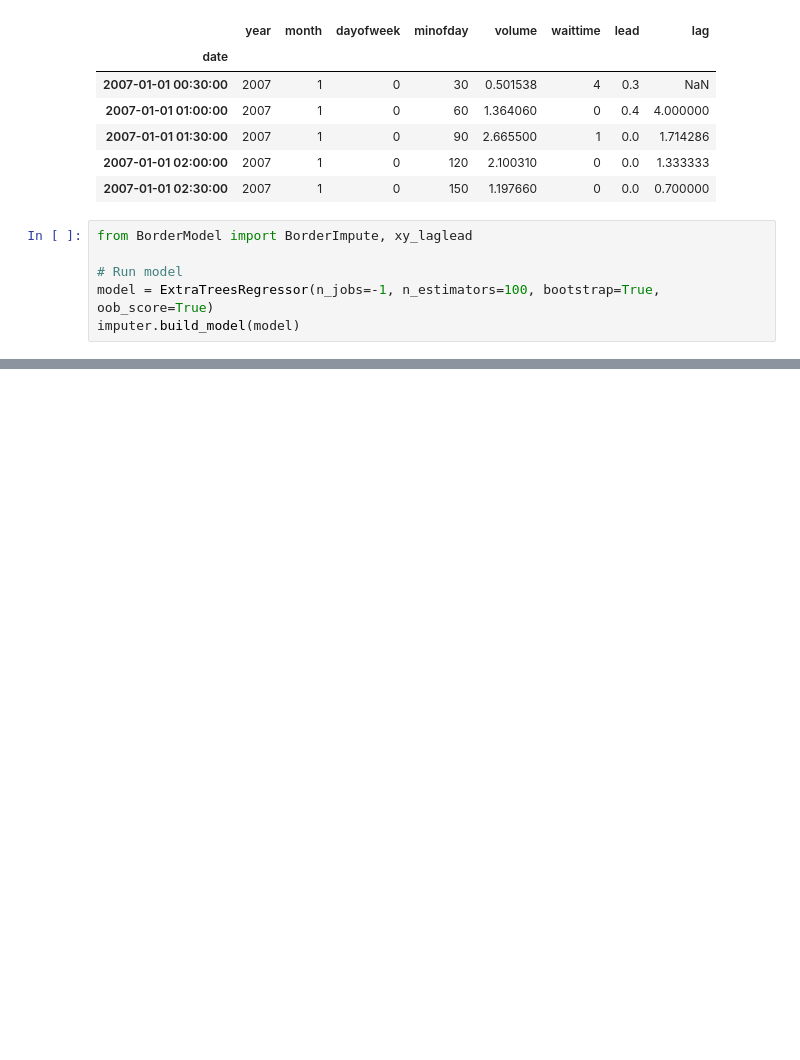
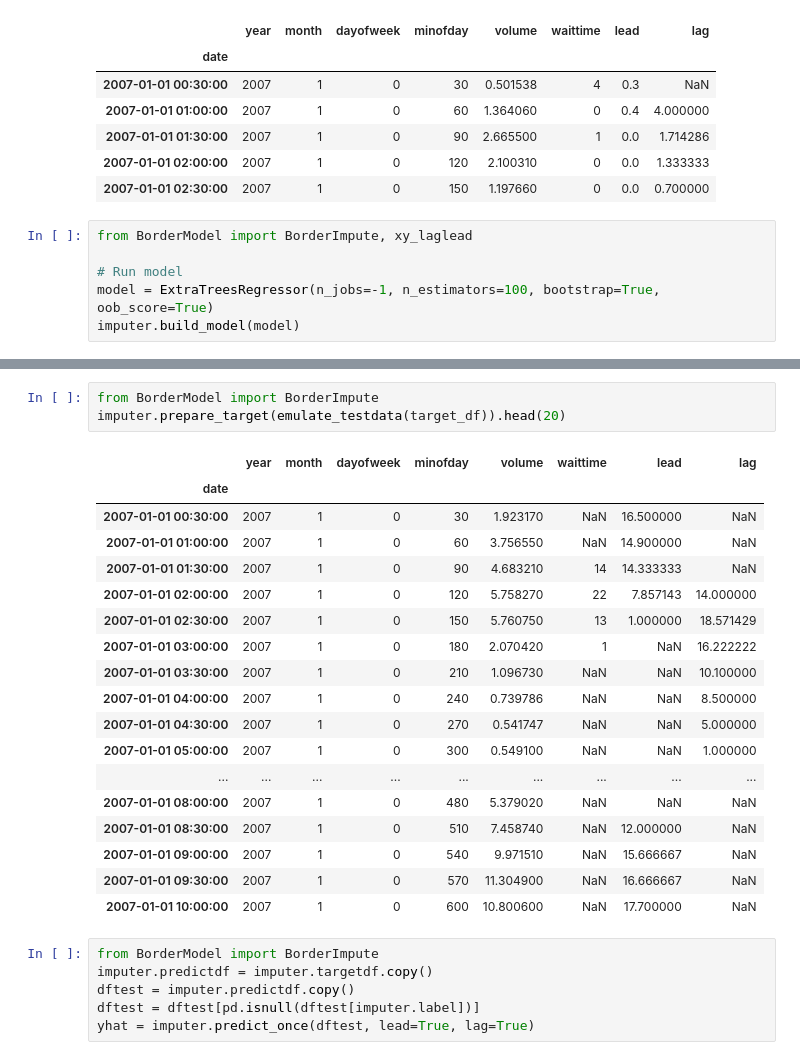
Before and after one commit to jngseattle/BorderCrossing, a Jupyter notebook: code/Impute_zeros-v0.2-neighborhood.ipynb, the cells around one changed output, grey strips where cells are left out. Cells and saved outputs as stored; diff of their text form; blank space fills up the shorter version.

```diff
--- a/code/Impute_zeros-v0.2-neighborhood.ipynb
+++ b/code/Impute_zeros-v0.2-neighborhood.ipynb
@@ -71,0 +165,28 @@ Need to test against holdout set with waittimes artificially set to zero
+# %%
+from BorderModel import BorderImpute
+imputer.prepare_target(emulate_testdata(target_df)).head(20)
+# %% [output]
+|  | year | month | dayofweek | minofday | volume | waittime | lead | lag |
+| date |  |  |  |  |  |  |  |  |
+| 2007-01-01 00:30:00 | 2007 | 1 | 0 | 30 | 1.923170 | NaN | 16.500000 | NaN |
+| 2007-01-01 01:00:00 | 2007 | 1 | 0 | 60 | 3.756550 | NaN | 14.900000 | NaN |
+| 2007-01-01 01:30:00 | 2007 | 1 | 0 | 90 | 4.683210 | 14 | 14.333333 | NaN |
+| 2007-01-01 02:00:00 | 2007 | 1 | 0 | 120 | 5.758270 | 22 | 7.857143 | 14.000000 |
+| 2007-01-01 02:30:00 | 2007 | 1 | 0 | 150 | 5.760750 | 13 | 1.000000 | 18.571429 |
+| 2007-01-01 03:00:00 | 2007 | 1 | 0 | 180 | 2.070420 | 1 | NaN | 16.222222 |
+| 2007-01-01 03:30:00 | 2007 | 1 | 0 | 210 | 1.096730 | NaN | NaN | 10.100000 |
+| 2007-01-01 04:00:00 | 2007 | 1 | 0 | 240 | 0.739786 | NaN | NaN | 8.500000 |
+| 2007-01-01 04:30:00 | 2007 | 1 | 0 | 270 | 0.541747 | NaN | NaN | 5.000000 |
+| 2007-01-01 05:00:00 | 2007 | 1 | 0 | 300 | 0.549100 | NaN | NaN | 1.000000 |
+| ... | ... | ... | ... | ... | ... | ... | ... | ... |
+| 2007-01-01 08:00:00 | 2007 | 1 | 0 | 480 | 5.379020 | NaN | NaN | NaN |
+| 2007-01-01 08:30:00 | 2007 | 1 | 0 | 510 | 7.458740 | NaN | 12.000000 | NaN |
+| 2007-01-01 09:00:00 | 2007 | 1 | 0 | 540 | 9.971510 | NaN | 15.666667 | NaN |
+| 2007-01-01 09:30:00 | 2007 | 1 | 0 | 570 | 11.304900 | NaN | 16.666667 | NaN |
+| 2007-01-01 10:00:00 | 2007 | 1 | 0 | 600 | 10.800600 | NaN | 17.700000 | NaN |
+# %%
+from BorderModel import BorderImpute
+imputer.predictdf = imputer.targetdf.copy()
+dftest = imputer.predictdf.copy()
+dftest = dftest[pd.isnull(dftest[imputer.label])]
+yhat = imputer.predict_once(dftest, lead=True, lag=True)
```
Also changed, not shown: parts of 16 cells of this notebook, 2 other files.
